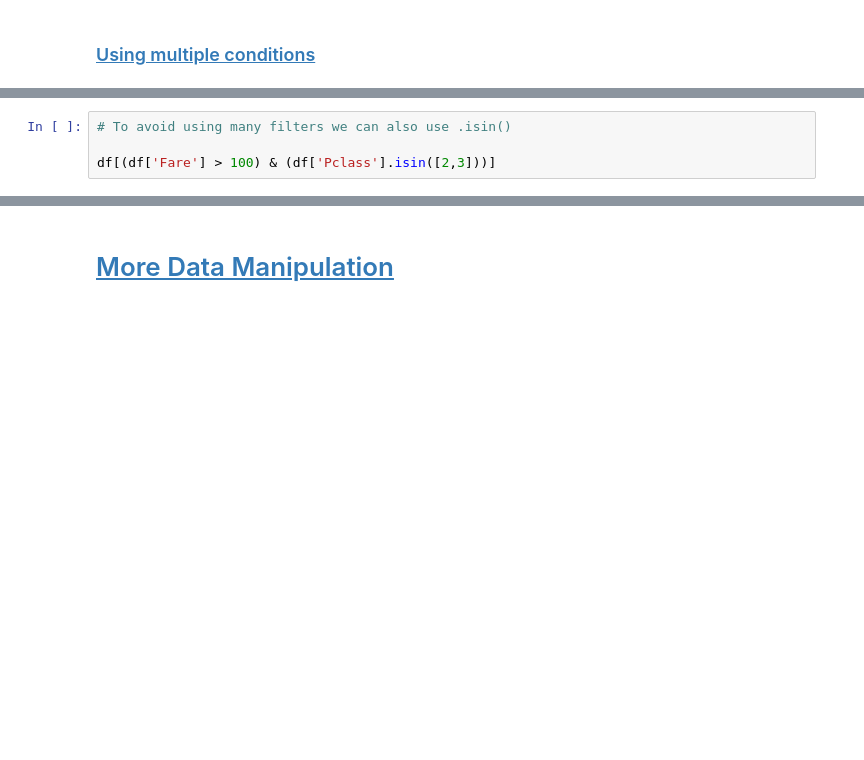
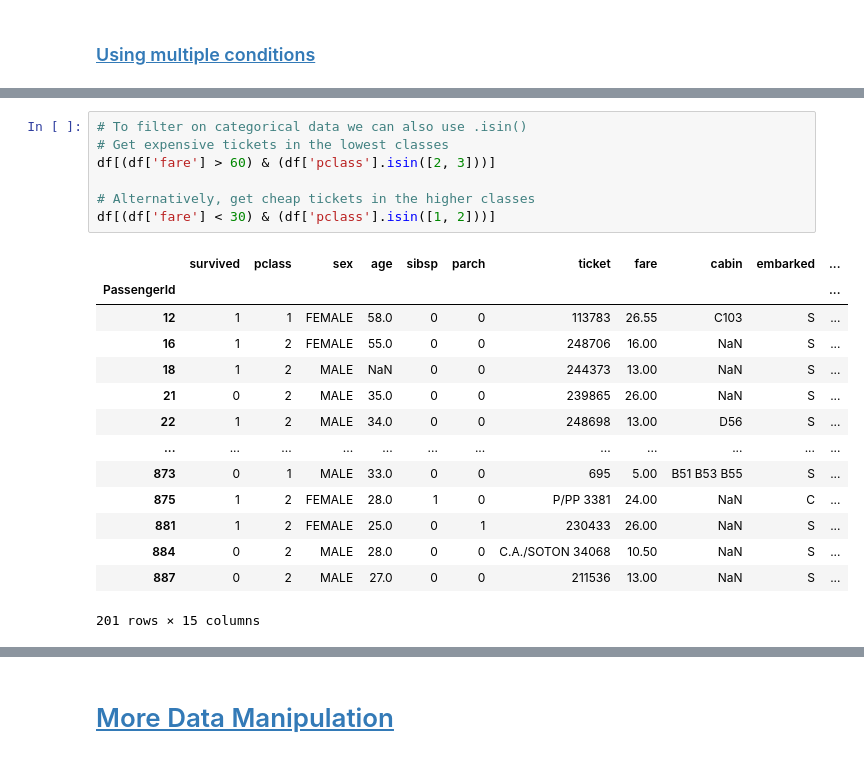
Before and after one commit to TheLazyCactus/ironhack-v4-data-lessons, a Jupyter notebook: cohorts/15_oct_24/02_data_wrangling_and_retrieval/W3D2_cleaning_and_data_manipulation.ipynb, the cells around one changed output, grey strips where cells are left out. Drawn from its saved outputs; the diff is of its cells as text; blank space fills up the shorter version.

```diff
--- a/cohorts/15_oct_24/02_data_wrangling_and_retrieval/W3D2_cleaning_and_data_manipulation.ipynb
+++ b/cohorts/15_oct_24/02_data_wrangling_and_retrieval/W3D2_cleaning_and_data_manipulation.ipynb
@@ -589,5 +613,23 @@ df[(df.Fare > df.Fare.mean()) & (df.Fare <= 50)]
-# %%
-# To avoid using many filters we can also use .isin()
-
-df[(df['Fare'] > 100) & (df['Pclass'].isin([2,3]))]
+# %%
+# To filter on categorical data we can also use .isin()
+# Get expensive tickets in the lowest classes
+df[(df['fare'] > 60) & (df['pclass'].isin([2, 3]))]
+
+# Alternatively, get cheap tickets in the higher classes
+df[(df['fare'] < 30) & (df['pclass'].isin([1, 2]))]
+# %% [output]
+|  | survived | pclass | sex | age | sibsp | parch | ticket | fare | cabin | embarked | ... |
+| PassengerId |  |  |  |  |  |  |  |  |  |  | ... |
+| 12 | 1 | 1 | FEMALE | 58.0 | 0 | 0 | 113783 | 26.55 | C103 | S | ... |
+| 16 | 1 | 2 | FEMALE | 55.0 | 0 | 0 | 248706 | 16.00 | NaN | S | ... |
+| 18 | 1 | 2 | MALE | NaN | 0 | 0 | 244373 | 13.00 | NaN | S | ... |
+| 21 | 0 | 2 | MALE | 35.0 | 0 | 0 | 239865 | 26.00 | NaN | S | ... |
+| 22 | 1 | 2 | MALE | 34.0 | 0 | 0 | 248698 | 13.00 | D56 | S | ... |
+| ... | ... | ... | ... | ... | ... | ... | ... | ... | ... | ... | ... |
+| 873 | 0 | 1 | MALE | 33.0 | 0 | 0 | 695 | 5.00 | B51 B53 B55 | S | ... |
+| 875 | 1 | 2 | FEMALE | 28.0 | 1 | 0 | P/PP 3381 | 24.00 | NaN | C | ... |
+| 881 | 1 | 2 | FEMALE | 25.0 | 0 | 1 | 230433 | 26.00 | NaN | S | ... |
+| 884 | 0 | 2 | MALE | 28.0 | 0 | 0 | C.A./SOTON 34068 | 10.50 | NaN | S | ... |
+| 887 | 0 | 2 | MALE | 27.0 | 0 | 0 | 211536 | 13.00 | NaN | S | ... |
+201 rows × 15 columns
 # %%
```
Also changed, not shown: parts of 16 cells of this notebook.
